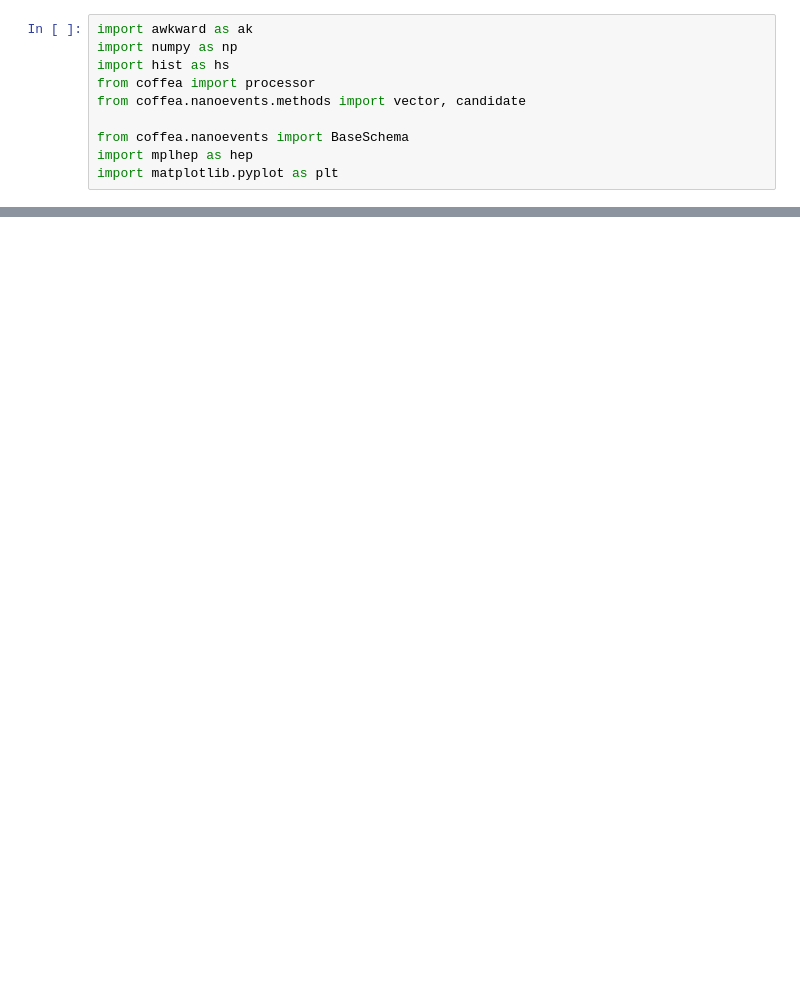
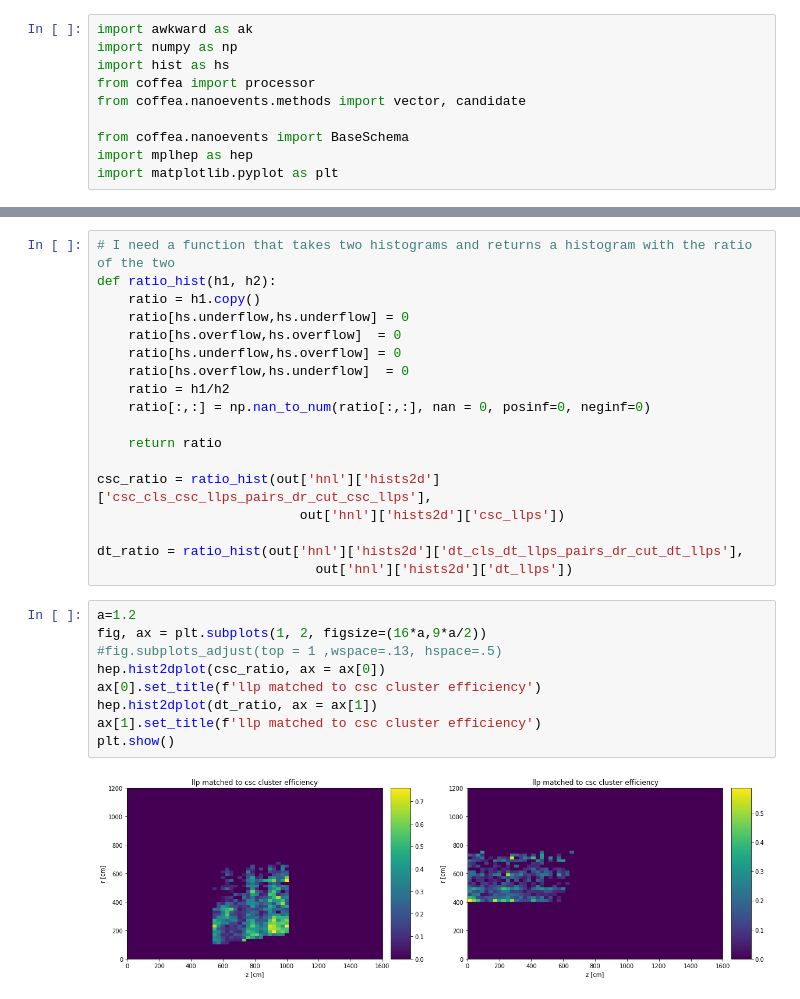
Before and after one commit to AnthonyAportela/LLPs, a Jupyter notebook: notebooks/Bplus/LLP_ntuple_processor.ipynb, the cells around one changed output, grey strips where cells are left out. Cells and saved outputs as stored; diff of their text form; blank space fills up the shorter version.

```diff
--- a/notebooks/Bplus/LLP_ntuple_processor.ipynb
+++ b/notebooks/Bplus/LLP_ntuple_processor.ipynb
@@ -389,0 +479,29 @@ for region in out['hnl']['hists2d']:
+# %%
+# I need a function that takes two histograms and returns a histogram with the ratio of the two
+def ratio_hist(h1, h2):
+    ratio = h1.copy()
+    ratio[hs.underflow,hs.underflow] = 0
+    ratio[hs.overflow,hs.overflow]  = 0
+    ratio[hs.underflow,hs.overflow] = 0
+    ratio[hs.overflow,hs.underflow]  = 0
+    ratio = h1/h2
+    ratio[:,:] = np.nan_to_num(ratio[:,:], nan = 0, posinf=0, neginf=0)
+
+    return ratio
+
+csc_ratio = ratio_hist(out['hnl']['hists2d']['csc_cls_csc_llps_pairs_dr_cut_csc_llps'],
+                          out['hnl']['hists2d']['csc_llps'])
+
+dt_ratio = ratio_hist(out['hnl']['hists2d']['dt_cls_dt_llps_pairs_dr_cut_dt_llps'],
+                            out['hnl']['hists2d']['dt_llps'])
+# %%
+a=1.2
+fig, ax = plt.subplots(1, 2, figsize=(16*a,9*a/2))
+#fig.subplots_adjust(top = 1 ,wspace=.13, hspace=.5)
+hep.hist2dplot(csc_ratio, ax = ax[0])
+ax[0].set_title(f'llp matched to csc cluster efficiency')
+hep.hist2dplot(dt_ratio, ax = ax[1])
+ax[1].set_title(f'llp matched to csc cluster efficiency')
+plt.show()
+# %% [output]
+[figure, added]
```
Also changed, not shown: parts of 9 cells of this notebook, 4 other files.
